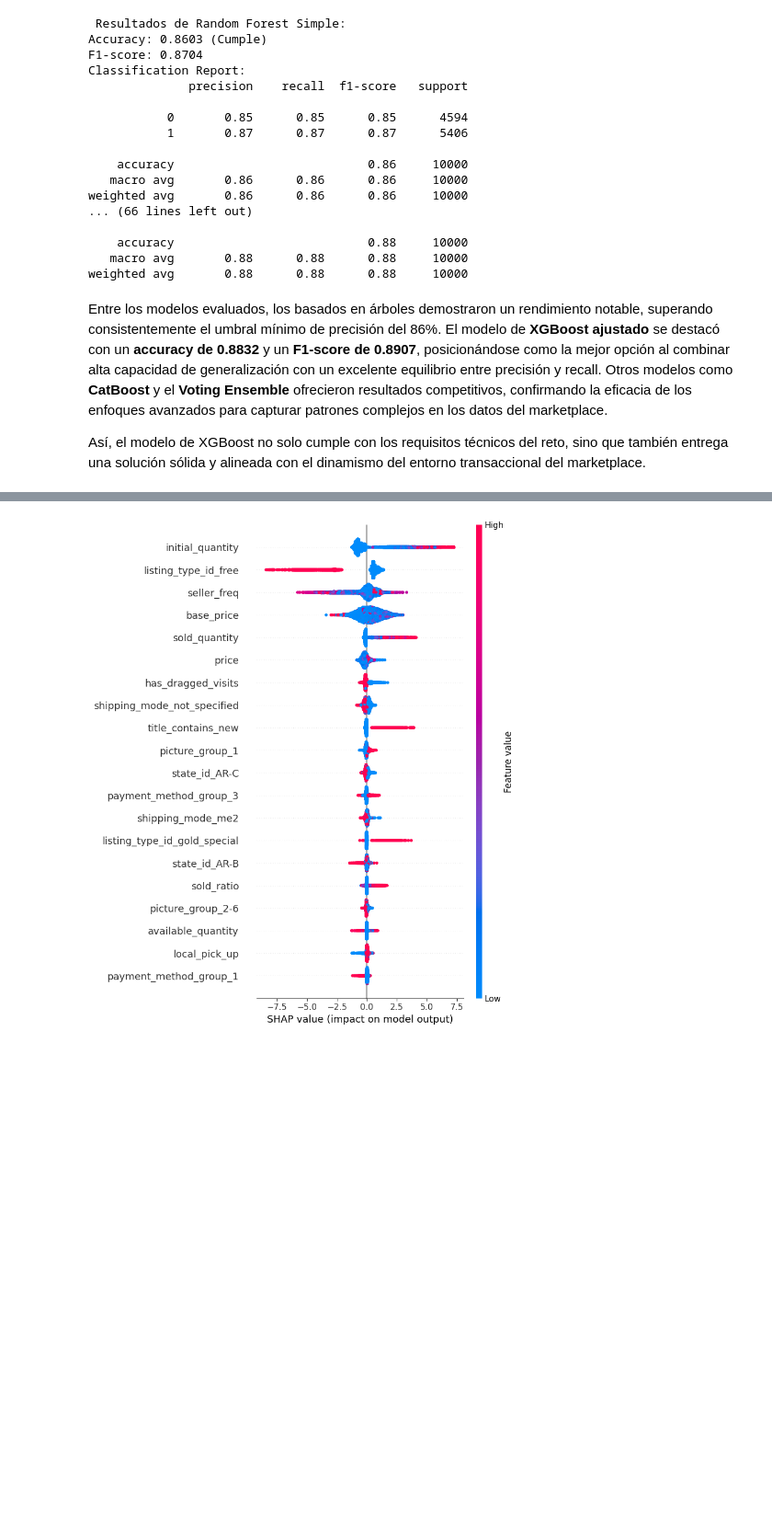
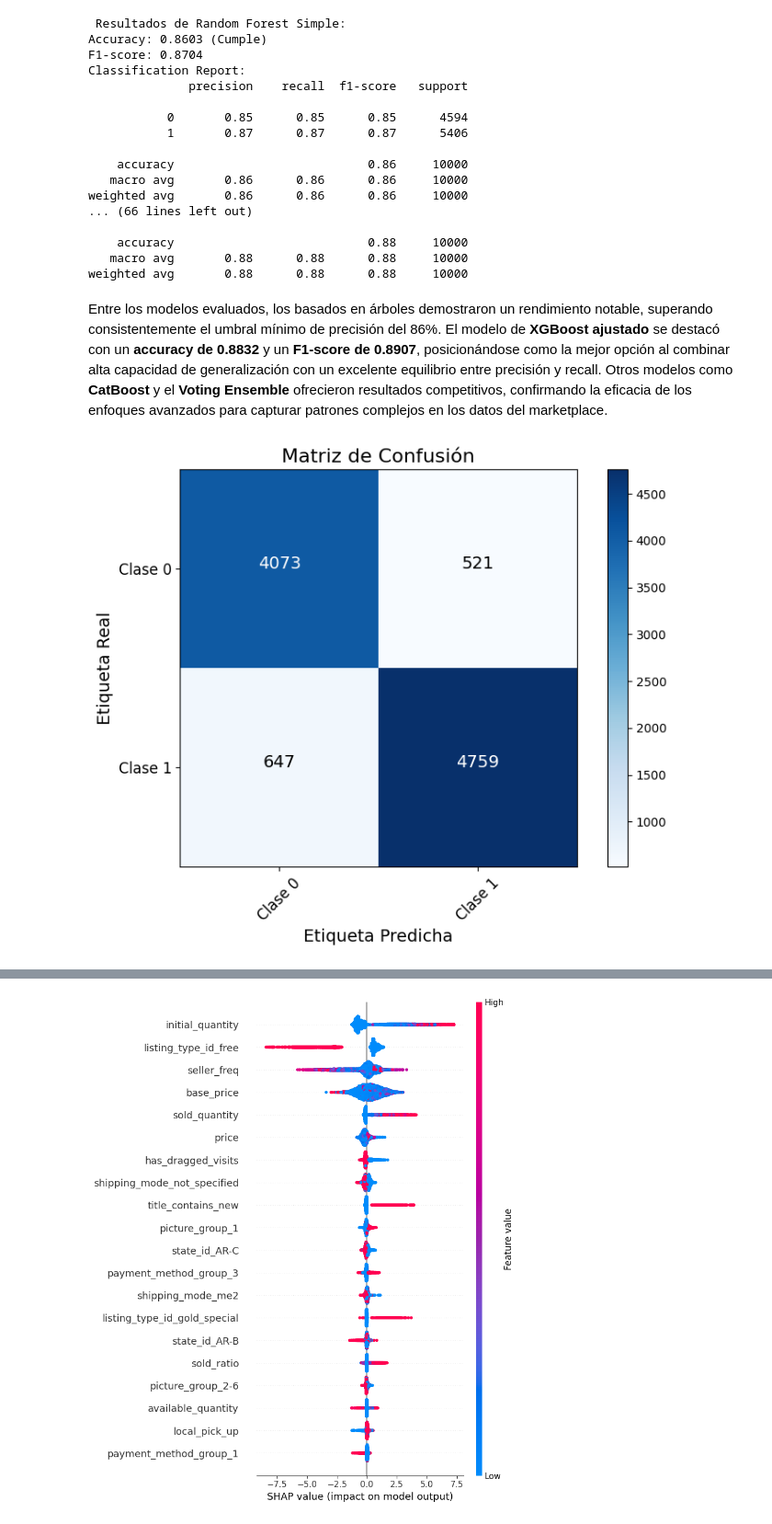
Before and after one commit to lhgarciadev/Code-Exercise, a Jupyter notebook: notebooks/04_model_training.ipynb, the cells around one changed output, grey strips where cells are left out. Shown at 92% size. Drawn from its saved outputs; the diff is of its cells as text; code cells hidden in the pictures; blank space fills up the shorter version.

```diff
--- a/notebooks/04_model_training.ipynb
+++ b/notebooks/04_model_training.ipynb
@@ -754,5 +754,43 @@ weighted avg       0.86      0.86      0.86     10000
 weighted avg       0.88      0.88      0.88     10000
 # %% [markdown]
 Entre los modelos evaluados, los basados en árboles demostraron un rendimiento notable, superando consistentemente el umbral mínimo de precisión del 86%. El modelo de **XGBoost ajustado** se destacó con un **accuracy de 0.8832** y un **F1-score de 0.8907**, posicionándose como la mejor opción al combinar alta capacidad de generalización con un excelente equilibrio entre precisión y recall. Otros modelos como **CatBoost** y el **Voting Ensemble** ofrecieron resultados competitivos, confirmando la eficacia de los enfoques avanzados para capturar patrones complejos en los datos del marketplace.
-
-Así, el modelo de XGBoost no solo cumple con los requisitos técnicos del reto, sino que también entrega una solución sólida y alineada con el dinamismo del entorno transaccional del marketplace.
+# %%
+import numpy as np
+import matplotlib.pyplot as plt
+from sklearn.metrics import confusion_matrix
+
+# Calcular la matriz de confusión
+cm = confusion_matrix(y_test, y_pred)
+
+# Configurar el gráfico de la matriz de confusión
+plt.figure(figsize=(8, 6))
+cmap = plt.cm.Blues
+
+# Mostrar la matriz con imshow y un mapa de colores "cool"
+plt.imshow(cm, interpolation='nearest', cmap=cmap)
+plt.title('Matriz de Confusión', fontsize=16)
+plt.colorbar()
+
+# Definir etiquetas para las clases (ajústalas según tu caso)
+classes = ["Clase 0", "Clase 1"]
+tick_marks = np.arange(len(classes))
+plt.xticks(tick_marks, classes, rotation=45, fontsize=12)
+plt.yticks(tick_marks, classes, fontsize=12)
+
+# Anotar cada celda de la matriz
+thresh = cm.max() / 2.
+for i in range(cm.shape[0]):
+    for j in range(cm.shape[1]):
+        plt.text(j, i, format(cm[i, j], 'd'),
+                 horizontalalignment="center",
+                 color="white" if cm[i, j] > thresh else "black",
+                 fontsize=14)
+
+plt.ylabel('Etiqueta Real', fontsize=14)
+plt.xlabel('Etiqueta Predicha', fontsize=14)
+plt.tight_layout()
+
+# Mostrar el gráfico
+plt.show()
+# %% [output]
+[figure, added]
```
Also changed, not shown: parts of 1 cell of this notebook, 1 other file.
